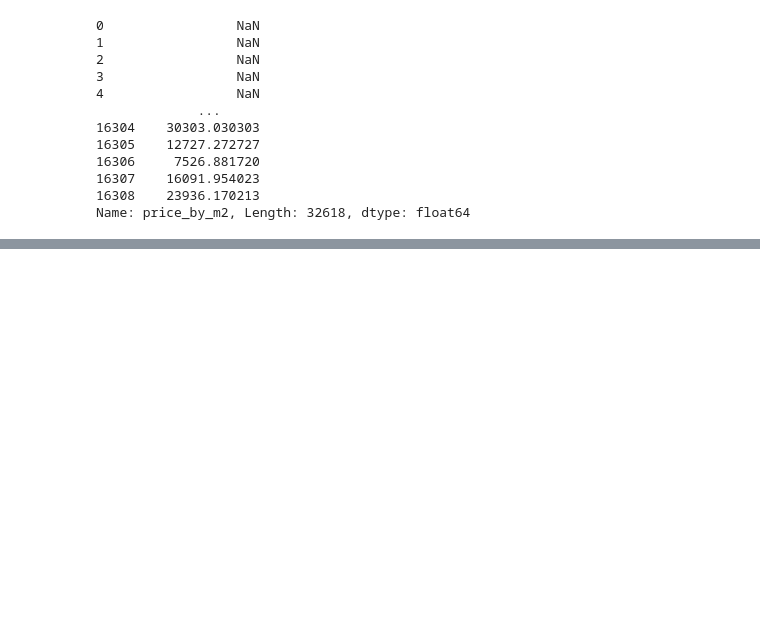
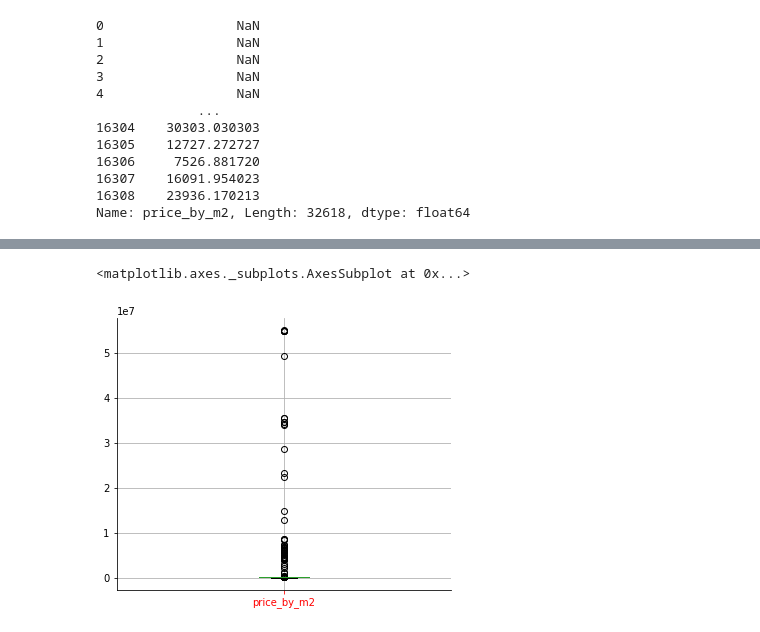
Before and after one commit to JavierSantibanez1/Tarea1_DSLab_Grupo11, a Jupyter notebook: tarea 1/P1_unificada.ipynb, the cells around one changed output, grey strips where cells are left out. Drawn from its saved outputs; the diff is of its cells as text; code cells hidden in the pictures; blank space fills up the shorter version.

```diff
--- a/tarea 1/P1_unificada.ipynb
+++ b/tarea 1/P1_unificada.ipynb
@@ -1389,0 +1394,10 @@ for c in inter_ver:
+# %%
+'''Nos interesa hacer con respecto a la variable de respuesta'''
+d_pm2 = data['price_by_m2']
+iqr_val = iqr(d_pm2)
+
+fig, ax = plt.subplots(figsize = [6,5])
+d_pm2.plot.box(ax = ax) #horrible el boxplot, muchos outliers
+# %% [output]
+<matplotlib.axes._subplots.AxesSubplot at 0x...>
+[figure, added]
```
Also changed, not shown: parts of 8 cells of this notebook.
